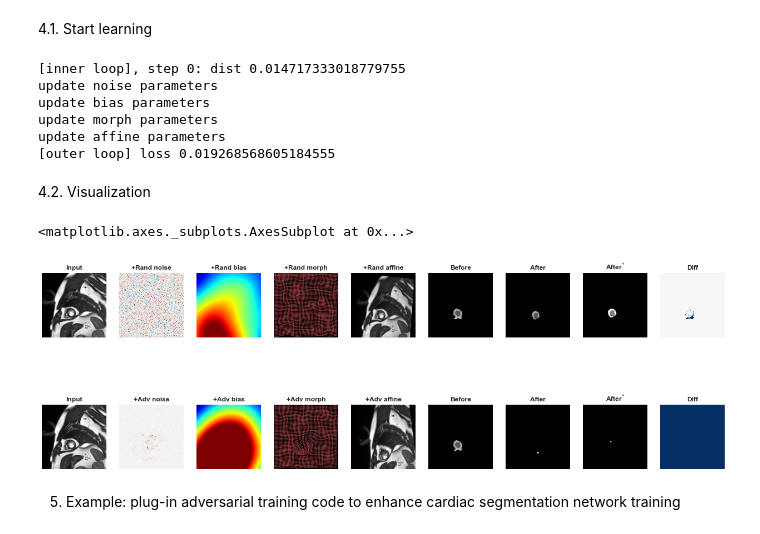
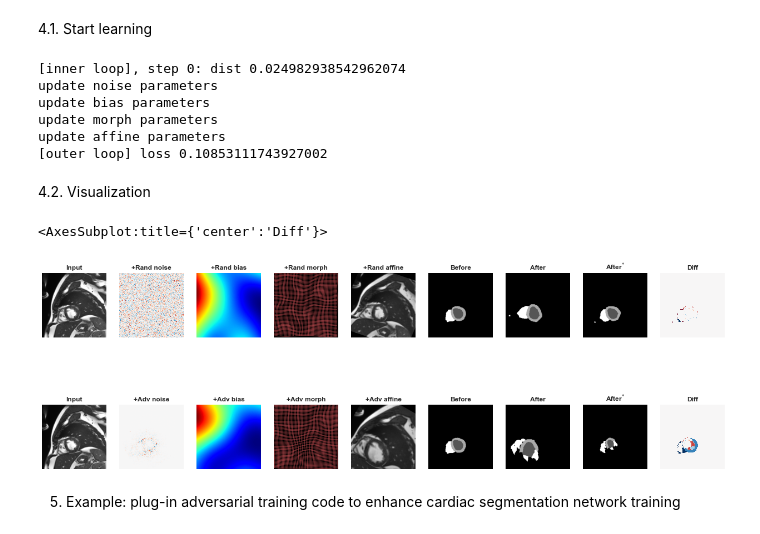
Before and after one commit to cherise215/advchain, a Jupyter notebook: example/adv_chain_data_generation_cardiac.ipynb, the cells around one changed output. Drawn from its saved outputs; the diff is of its cells as text; code cells hidden in the pictures.

```diff
--- a/example/adv_chain_data_generation_cardiac.ipynb
+++ b/example/adv_chain_data_generation_cardiac.ipynb
@@ -73,7 +80,7 @@ UNet(
   )
 )
 # %%
-cropped_image,cropped_label =load_image_label(image_path,label_path,slice_id=8,crop_size=crop_size)
+cropped_image,cropped_label =load_image_label(image_path,label_path,slice_id=5,crop_size=crop_size)
 font_size=12
 image_tensor = torch.from_numpy(cropped_image[np.newaxis,np.newaxis,:,:]).float()
 label_tensor = torch.from_numpy(cropped_image[np.newaxis,:,:]).long()
@@ -147,18 +155,21 @@ augmentor_morph= AdvMorph(
 ## keep model fixed, set up a solver
 model.eval()
 transformation_chain = [augmentor_noise,augmentor_bias,augmentor_morph,augmentor_affine] ## specify an order: noise->bias->morph->affine
+# transformation_chain = [augmentor_affine,augmentor_morph,augmentor_bias,augmentor_noise] ## specify an order: noise->bias->morph->affine
+
 solver = ComposeAdversarialTransformSolver(
         chain_of_transforms=transformation_chain,
         divergence_types = ['mse','contour'], ### you can also change it to 'kl'.
         divergence_weights=[1.0,0.5],
         use_gpu= True,
         debug=True,
-        if_norm_image=False
+        if_norm_image=True
        )
 # %% [markdown]
 4.1. Start learning
 # %%
 # random initialization
+slice_id=0
 solver.init_random_transformation()
 rand_transformed_image = solver.forward(image_tensor.detach().clone())
 rand_predict = model.forward(rand_transformed_image)
@@ -167,12 +178,14 @@ warp_back_rand_predict= solver.predict_backward(rand_predict)
 rand_bias = augmentor_bias.bias_field
 rand_noise = augmentor_noise.param
 rand_dxy,rand_morph = augmentor_morph.get_deformation_displacement_field(-augmentor_morph.param)
+rand_deformed_image =augmentor_morph.transform((image_tensor+rand_noise)*rand_bias,rand_dxy).cpu().data.numpy()[slice_id,0]
 
 loss = solver.adversarial_training(
         data=image_tensor,model=model,
         n_iter=1,
         lazy_load=[True]*4, ## if set to true, it will use the previous sampled random bias field as initialization.
-        optimize_flags=[True,True,True,True],power_iteration=False)
+        optimize_flags=[True]*4,
+        step_sizes=1)
 
 adv_bias= augmentor_bias.bias_field
 adv_noise = augmentor_noise.param
@@ -181,62 +194,63 @@ adv_transformed_image = solver.forward(image_tensor.detach().clone())
 adv_predict = model.forward(adv_transformed_image)
 warp_back_adv_predict= solver.predict_backward(adv_predict)
 # %% [output]
-[inner loop], step 0: dist 0.014717333018779755
+[inner loop], step 0: dist 0.024982938542962074
 update noise parameters
 update bias parameters
 update morph parameters
 update affine parameters
-[outer loop] loss 0.019268568605184555
+[outer loop] loss 0.10853111743927002
 # %% [markdown]
 4.2. Visualization
 # %%
+slice_id = 0
 sns.set(font_scale=10)
-rand_transformed_image_numpy=rand_transformed_image.cpu().data.numpy()[0,0]
-adv_transformed_image_numpy=adv_transformed_image.cpu().data.numpy()[0,0]
+rand_transformed_image_numpy=rand_transformed_image.cpu().data.numpy()[slice_id,0]
+adv_transformed_image_numpy=adv_transformed_image.cpu().data.numpy()[slice_id,0]
 
-rand_predict_numpy=warp_back_rand_predict.max(1)[1].cpu().data.numpy()[0]
-adv_predict_numpy=warp_back_adv_predict.max(1)[1].cpu().data.numpy()[0]
+rand_predict_numpy=warp_back_rand_predict.max(1)[1].cpu().data.numpy()[slice_id]
+adv_predict_numpy=warp_back_adv_predict.max(1)[1].cpu().data.numpy()[slice_id]
 
-rand_before_warped_predict_numpy=rand_predict.max(1)[1].cpu().data.numpy()[0]
-adv_before_warped_predict_numpy=adv_predict.max(1)[1].cpu().data.numpy()[0]
+rand_before_warped_predict_numpy=rand_predict.max(1)[1].cpu().data.numpy()[slice_id]
+adv_before_warped_predict_numpy=adv_predict.max(1)[1].cpu().data.numpy()[slice_id]
 
-rand_bias_numpy=rand_bias.cpu().data.numpy()[0,0]
-adv_bias_numpy=adv_bias.cpu().data.numpy()[0,0]
+rand_bias_numpy=rand_bias.cpu().data.numpy()[slice_id,0]
+adv_bias_numpy=adv_bias.cpu().data.numpy()[slice_id,0]
 
-rand_noise_numpy=rand_noise.cpu().data.numpy()[0,0]
-adv_noise_numpy=adv_noise.cpu().data.numpy()[0,0]
+rand_noise_numpy=rand_noise.cpu().data.numpy()[slice_id,0]
+adv_noise_numpy=adv_noise.cpu().data.numpy()[slice_id,0]
 
-rand_morph_grid = rand_morph.permute(0,3,1,2)[0].data.cpu().numpy()
-adv_morph_grid = adv_morph.permute(0,3,1,2)[0].data.cpu().numpy()
-rand_deformed_image =augmentor_morph.transform(image_tensor,rand_dxy).cpu().data.numpy()[0,0]
-adv_deformed_image =augmentor_morph.transform(image_tensor,adv_dxy).cpu().data.numpy()[0,0]
+rand_morph_grid = rand_morph.permute(0,3,1,2)[slice_id].data.cpu().numpy()
+adv_morph_grid = adv_morph.permute(0,3,1,2)[slice_id].data.cpu().numpy()
+rand_deformed_image =augmentor_morph.transform((image_tensor+rand_noise)*rand_bias,rand_dxy).cpu().data.numpy()[slice_id,0]
+adv_deformed_image =augmentor_morph.transform(image_tensor,adv_dxy).cpu().data.numpy()[slice_id,0]
 
 gird_interval = 4
 vis_deforme_image=False ## turn it on to see deformed image
 fig,axes = plt.subplots(2,9,figsize=(22,8))
 plot_image(cropped_image,ax = axes[0,0],title='Input',font_size=font_size)
 plot_noise(rand_noise_numpy,ax = axes[0,1],title='+Rand noise',font_size=font_size)
 plot_bias_field(rand_bias_numpy,ax= axes[0,2],title='+Rand bias')
 plot_warped_grid(rand_morph_grid, ax=axes[0,3],bg_img=rand_deformed_image*vis_deforme_image, interval=gird_interval, title="+Rand morph", fontsize=font_size, linewidth=0.5,show=True)
 plot_image(rand_transformed_image_numpy, ax=axes[0,4],title="+Rand affine", font_size=font_size)
-plot_image(pred_map[0],ax = axes[0,5],title='Before',font_size=font_size)
+plot_image(pred_map[slice_id],ax = axes[0,5],title='Before',font_size=font_size)
 plot_image(rand_before_warped_predict_numpy,ax = axes[0,6],title='After',font_size=font_size)
 plot_image(rand_predict_numpy,ax = axes[0,7],title='After${}^{*}$',font_size=font_size)
-plot_noise(rand_predict_numpy-pred_map[0],ax = axes[0,8],title='Diff',font_size=font_size)
+plot_noise(rand_predict_numpy-pred_map[slice_id],ax = axes[0,8],title='Diff',font_size=font_size)
 
 plot_image(cropped_image,title='Input',ax = axes[1,0],font_size=font_size)
 plot_noise(adv_noise_numpy,ax = axes[1,1],title='+Adv noise',font_size=font_size)
 plot_bias_field(adv_bias_numpy,ax= axes[1,2],title='+Adv bias')
 plot_warped_grid(adv_morph_grid, ax=axes[1,3],bg_img=adv_deformed_image*vis_deforme_image, interval=gird_interval, title="+Adv morph", fontsize=font_size, linewidth=0.5,show=True)
 plot_image(adv_transformed_image_numpy, ax=axes[1,4],title="+Adv affine", font_size=font_size)
-plot_image(pred_map[0],title='Before',ax = axes[1,5],font_size=font_size)
+plot_image(pred_map[slice_id],title='Before',ax = axes[1,5],font_size=font_size)
 plot_image(adv_before_warped_predict_numpy,ax = axes[1,6],title='After',font_size=font_size)
 plot_image(adv_predict_numpy,title='After${}^{*}$',ax = axes[1,7],font_size=font_size)
-plot_noise(adv_predict_numpy-pred_map[0],ax = axes[1,8],title='Diff',font_size=font_size)
+plot_noise(adv_predict_numpy-pred_map[slice_id],ax = axes[1,8],title='Diff',font_size=font_size)
 # plt.savefig('./test_chain_image.png')
 # %% [output]
-<matplotlib.axes._subplots.AxesSubplot at 0x...>
+<AxesSubplot:title={'center':'Diff'}>
-[figure, old version]
+[figure, new version]
 # %% [markdown]
 5. Example: plug-in adversarial training code to enhance cardiac segmentation network training
 # %%
```
Also changed, not shown: parts of 6 cells of this notebook, 12 other files.
